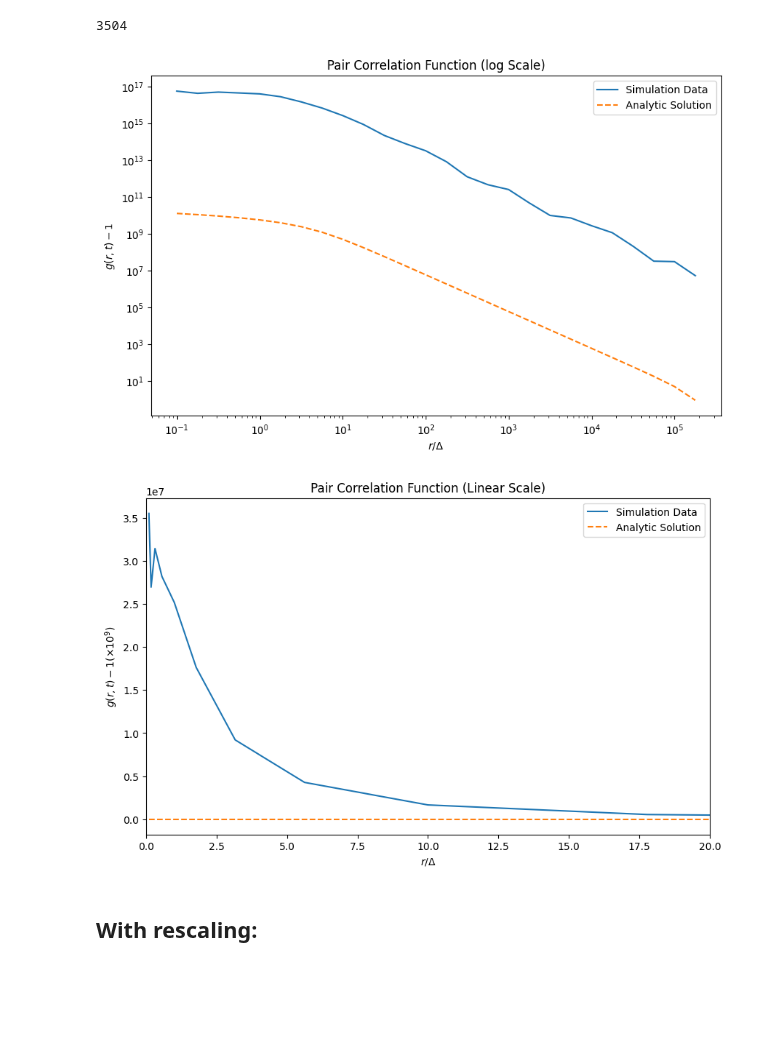
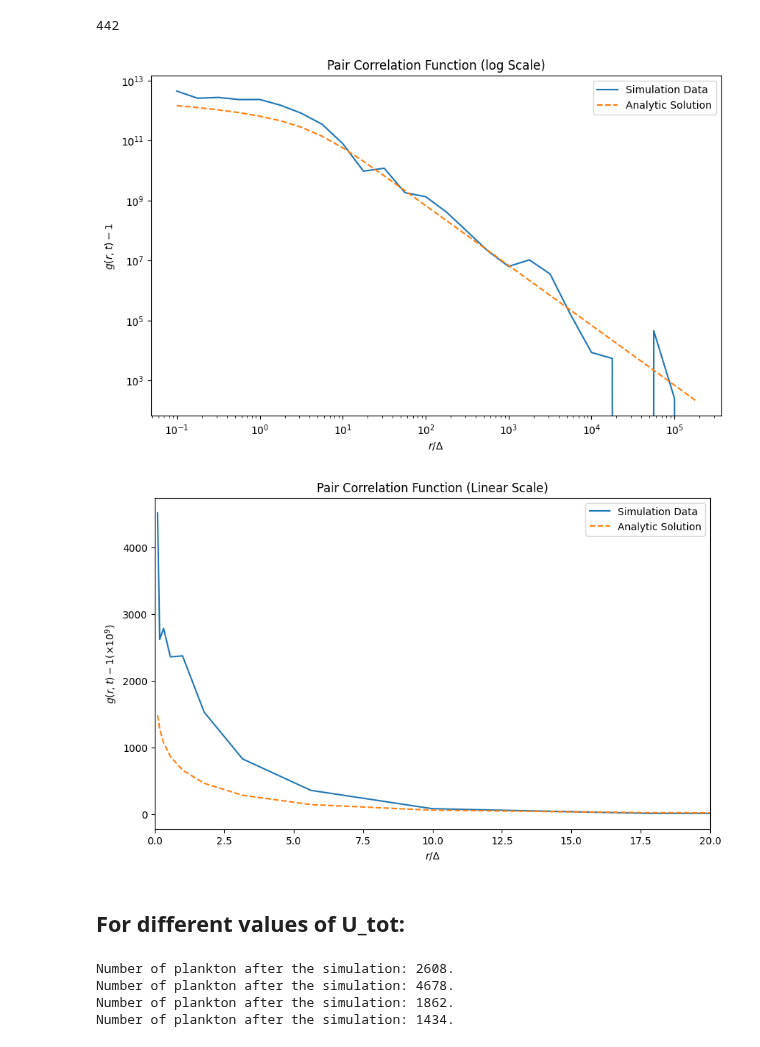
Before and after one commit to KatharinaBracher/Brownian-Bug-Model, a Jupyter notebook: histograms.ipynb, the cells around one changed output. Cells and saved outputs as stored; diff of their text form; code cells hidden in the pictures; blank space fills up the shorter version.

```diff
--- a/histograms.ipynb
+++ b/histograms.ipynb
@@ -6,16 +6,16 @@ from histograms import PairDens, run_simulation, g_theoretical
 #%load_ext autoreload
 #%autoreload 2
 # %%
-n = 5000 # Starting plankton population size.
+n = 2000 # Starting plankton population size.
 iters = 1000 # Time steps.
 L_max = np.sqrt(10) # Size of square domain.
 delta = 10**(-7)
-U_tot = 0.1 #Utot_list = [0.0, 0.1, 0.5,2.5]
+U_tot = 0.1 #Utot_list = [0.0, 0.1, 0.5, 2.5]
 
 plankton = run_simulation(n, iters, L_max, delta, U_tot, True)
 print(len(plankton))
 # %% [output]
-3504
+442
 # %%
 pow_min = -8.0 # To reproduce the image, choose -8.0
 pow_max = -1.5 # To reproduce the image, choose -1.5
@@ -26,35 +26,74 @@ r_list, pcf_dx_list, pcf_dp_list = PairDens(pow_min, pow_max, dp, L_max, plankto
 # We scale the radii to have r/delta
 radii = [i/delta for i in r_list]
 
-C_0 = n/1
+C_0 = len(plankton)/10
 gamma = 0.0264
-g_test = g_theoretical(gamma, radii, C_0) - 1
+g_test = g_theoretical(gamma, radii, C_0)
 # %%
 # Subtract 1 from pcf_dx_list for y-axis
 plot_pcf_dx_list = (np.array(pcf_dx_list) - 1)
-plot_pcf_dp_list = (np.array(pcf_dp_list) - 1) / 10**9
+plot_pcf_dx_scaled_list = (np.array(pcf_dx_list) - 1) / 10**9
 
 plt.figure(figsize=(10, 6))
 plt.loglog(radii, plot_pcf_dx_list, label='Simulation Data')
 plt.loglog(radii, g_test, '--', label='Analytic Solution')
 plt.xlabel(r'$r / \Delta$')
 plt.ylabel(r'$g(r, t) - 1$')
 plt.title('Pair Correlation Function (log Scale)')
 plt.legend()
 plt.show()
 
 plt.figure(figsize=(10, 6))
-plt.plot(radii, plot_pcf_dp_list, label='Simulation Data')
+plt.plot(radii, plot_pcf_dx_scaled_list, label='Simulation Data')
 plt.plot(radii, g_test/10**9, '--', label='Analytic Solution')
 plt.xlim(0, 20)
 plt.xlabel(r'$r / \Delta$')
 plt.ylabel(r'$g(r, t) - 1 (\times 10^{9})$')
 plt.title('Pair Correlation Function (Linear Scale)')
 plt.legend()
 plt.show()
 # %% [output]
-[figure, old version]
+[figure, new version]
-[figure, old version]
+[figure, new version]
-# %% [markdown]
-## With rescaling:
+# %% [markdown]
+## For different values of U_tot:
+# %%
+from concurrent.futures import ProcessPoolExecutor
+
+Utot_list = [0.0, 0.1, 0.5, 2.5]
+gamma_list = [-2.82*10**(-15), 0.0264, 0.506, 2.43]
+
+Utot_gamma_pairs = list(zip(Utot_list, gamma_list))
+
+n = 2000 # Starting plankton population size.
+iters = 1000 # Time steps.
+L_max = np.sqrt(10) # Size of square domain.
+area = L_max**2
+delta = 10**(-7)
+pow_min = -8.0 # To reproduce the image, choose -8.0
+pow_max = -1.5 # To reproduce the image, choose -1.5
+dp = 0.25
+
+def simulation_for_Utot(U_tot_gamma):
+    U_tot, gamma = U_tot_gamma
+    plankton = run_simulation(n, iters, L_max, delta, U_tot, True)
+    print(f"Number of plankton after the simulation: {len(plankton)}.")
+
+    edges, pcf_dx, pcf_dp = PairDens(pow_min, pow_max, dp, L_max, plankton)
+
+    radii = [i / delta for i in edges]
+
+    C_0 = len(plankton) / area
+
+    g_test = g_theoretical(gamma, radii, C_0, iters)
+
+    return radii, pcf_dx, pcf_dp, g_test
+
+with ProcessPoolExecutor() as executor:
+    results = list(executor.map(simulation_for_Utot, Utot_gamma_pairs))
+# %% [output]
+Number of plankton after the simulation: 2608.
+Number of plankton after the simulation: 4678.
+Number of plankton after the simulation: 1862.
+Number of plankton after the simulation: 1434.
 # %%
```
Also changed, not shown: parts of 1 cell of this notebook, 1 other file.
